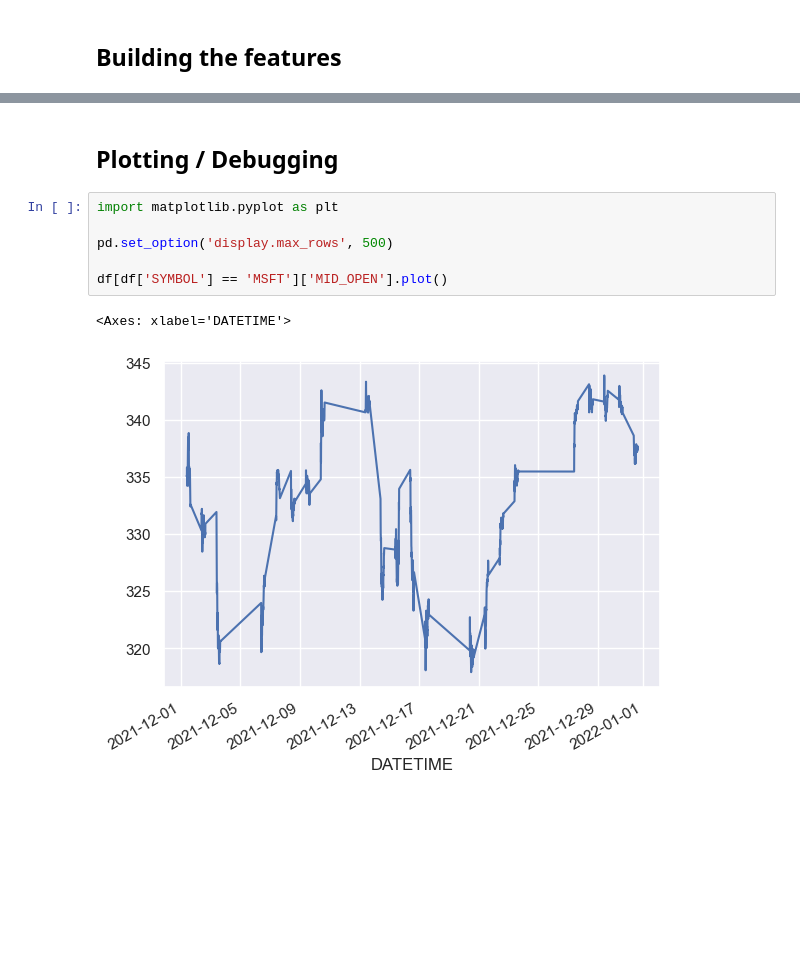
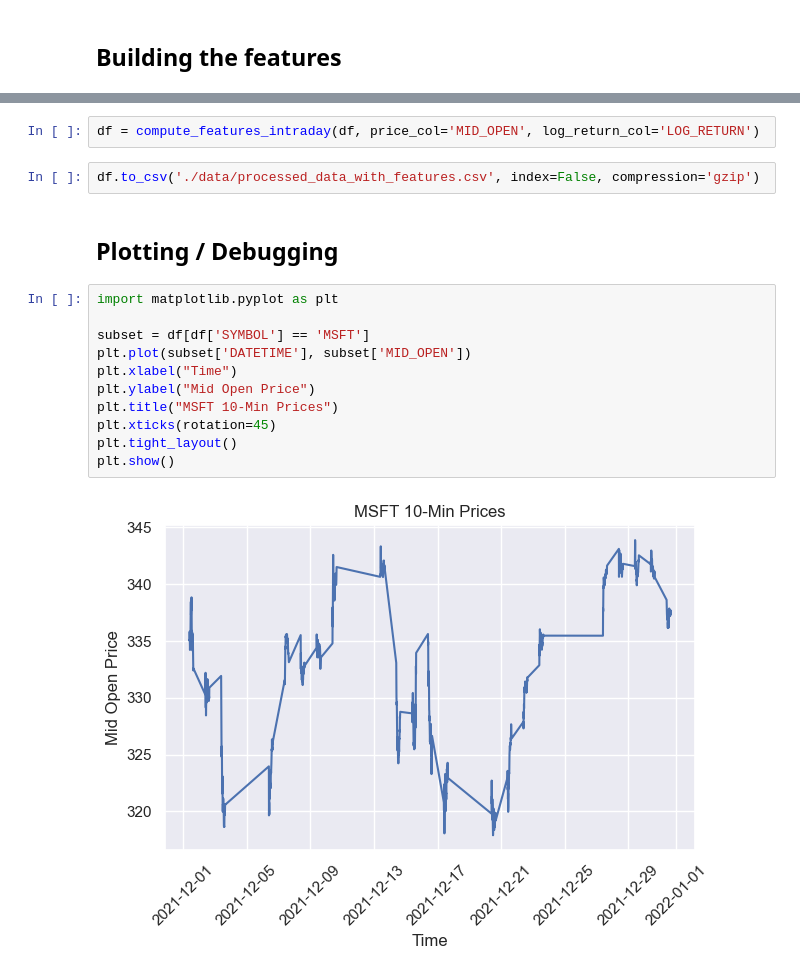
Before and after one commit to arthurdhonneur7/ML_finance_project, a Jupyter notebook: data_processing.ipynb, the cells around one changed output, grey strips where cells are left out. Saved outputs shown, nothing was run; the diff lists cells and outputs as text; blank space fills up the shorter version.

```diff
--- a/data_processing.ipynb
+++ b/data_processing.ipynb
@@ -104,11 +187,19 @@ df.to_csv('./data/processed_data_no_features.csv', index=False, compression='gzi
+# %%
+df = compute_features_intraday(df, price_col='MID_OPEN', log_return_col='LOG_RETURN')
+# %%
+df.to_csv('./data/processed_data_with_features.csv', index=False, compression='gzip')
 # %% [markdown]
 ## Plotting / Debugging
-# %%
-import matplotlib.pyplot as plt
-
-pd.set_option('display.max_rows', 500)
-
-df[df['SYMBOL'] == 'MSFT']['MID_OPEN'].plot()
-# %% [output]
-<Axes: xlabel='DATETIME'>
-[figure, removed]
+# %%
+import matplotlib.pyplot as plt
+
+subset = df[df['SYMBOL'] == 'MSFT']
+plt.plot(subset['DATETIME'], subset['MID_OPEN'])
+plt.xlabel("Time")
+plt.ylabel("Mid Open Price")
+plt.title("MSFT 10-Min Prices")
+plt.xticks(rotation=45)
+plt.tight_layout()
+plt.show()
+# %% [output]
+[figure, added]
```
Also changed, not shown: parts of 5 cells of this notebook, 25 other files.
